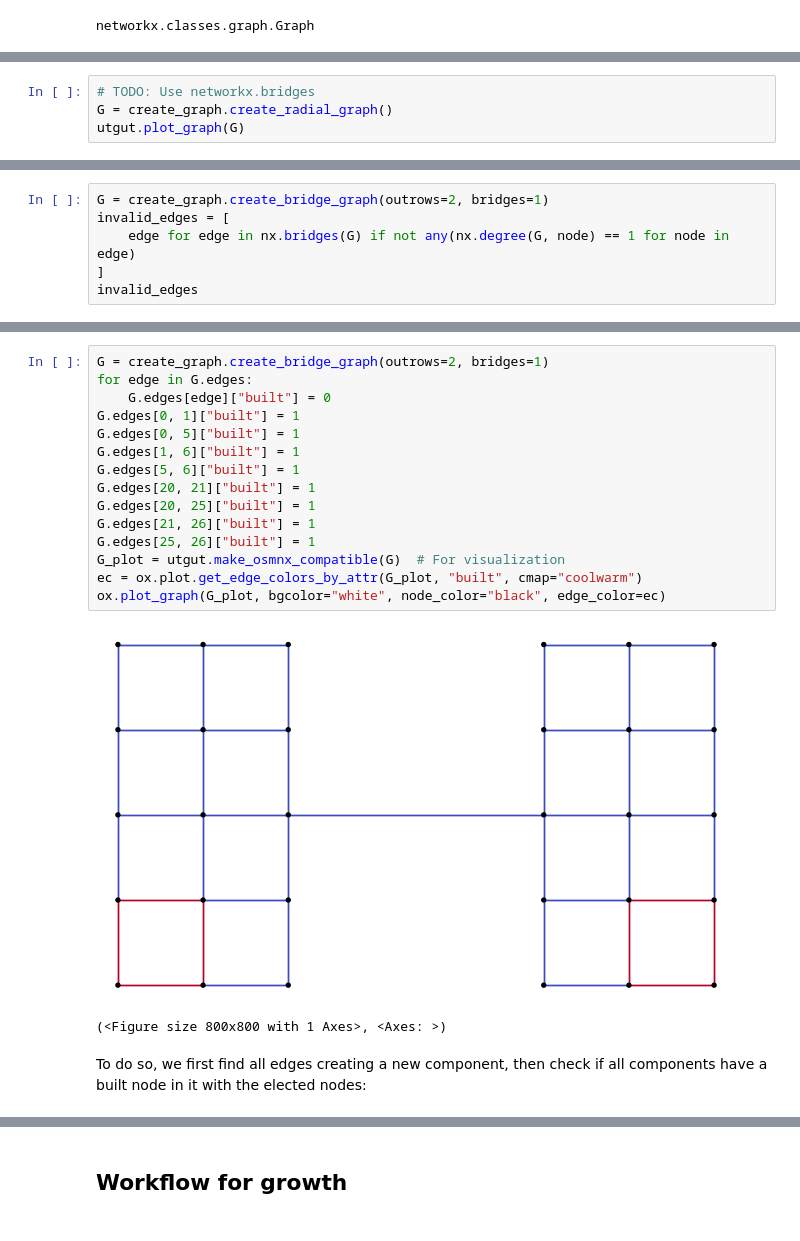
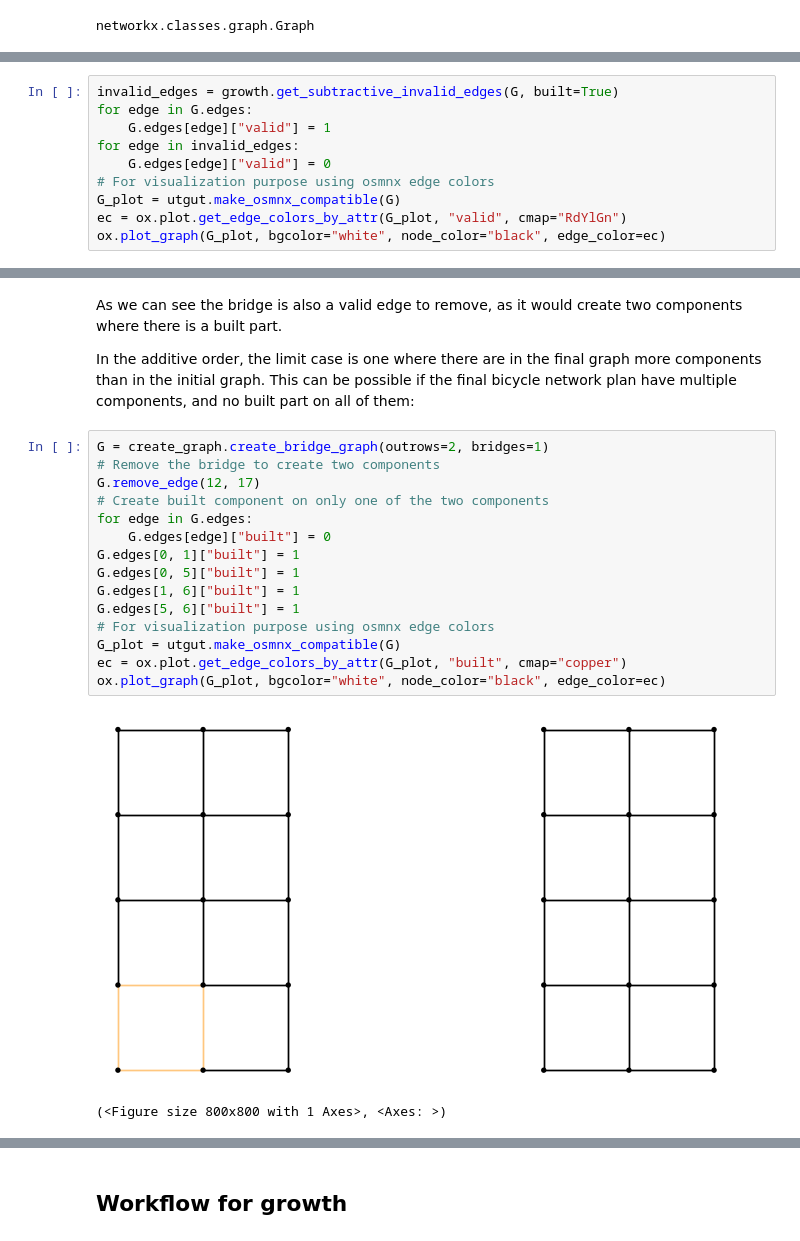
Before and after one commit to csebastiao/orderbike, a Jupyter notebook: notebooks/makeover.ipynb, the cells around one changed output, grey strips where cells are left out. Cells and saved outputs as stored; diff of their text form.

```diff
--- a/notebooks/makeover.ipynb
+++ b/notebooks/makeover.ipynb
@@ -317,4 +198,0 @@ If we create a new component by the removal of an edge, it means that the edge i
-# %%
-# TODO: Use networkx.bridges
-G = create_graph.create_radial_graph()
-utgut.plot_graph(G)
@@ -332,6 +198,0 @@ In the example of the bridge graph, we have a bridge that will disconnect the gr
-# %%
-G = create_graph.create_bridge_graph(outrows=2, bridges=1)
-invalid_edges = [
-    edge for edge in nx.bridges(G) if not any(nx.degree(G, node) == 1 for node in edge)
-]
-invalid_edges
@@ -341,0 +199,10 @@ The hard part is more than we then need to ensure to keep acceptable bridges, be
+# %%
+invalid_edges = growth.get_subtractive_invalid_edges(G, built=True)
+for edge in G.edges:
+    G.edges[edge]["valid"] = 1
+for edge in invalid_edges:
+    G.edges[edge]["valid"] = 0
+# For visualization purpose using osmnx edge colors
+G_plot = utgut.make_osmnx_compatible(G)
+ec = ox.plot.get_edge_colors_by_attr(G_plot, "valid", cmap="RdYlGn")
+ox.plot_graph(G_plot, bgcolor="white", node_color="black", edge_color=ec)
@@ -342,20 +212,22 @@ The hard part is more than we then need to ensure to keep acceptable bridges, be
+# %% [markdown]
+As we can see the bridge is also a valid edge to remove, as it would create two components where there is a built part.
+
+In the additive order, the limit case is one where there are in the final graph more components than in the initial graph. This can be possible if the final bicycle network plan have multiple components, and no built part on all of them:
 # %%
 G = create_graph.create_bridge_graph(outrows=2, bridges=1)
+# Remove the bridge to create two components
+G.remove_edge(12, 17)
+# Create built component on only one of the two components
 for edge in G.edges:
     G.edges[edge]["built"] = 0
 G.edges[0, 1]["built"] = 1
 G.edges[0, 5]["built"] = 1
 G.edges[1, 6]["built"] = 1
 G.edges[5, 6]["built"] = 1
-G.edges[20, 21]["built"] = 1
-G.edges[20, 25]["built"] = 1
-G.edges[21, 26]["built"] = 1
-G.edges[25, 26]["built"] = 1
-G_plot = utgut.make_osmnx_compatible(G)  # For visualization
-ec = ox.plot.get_edge_colors_by_attr(G_plot, "built", cmap="coolwarm")
+# For visualization purpose using osmnx edge colors
+G_plot = utgut.make_osmnx_compatible(G)
+ec = ox.plot.get_edge_colors_by_attr(G_plot, "built", cmap="copper")
 ox.plot_graph(G_plot, bgcolor="white", node_color="black", edge_color=ec)
 # %% [output]
-[figure, old version]
+[figure, new version]
 (<Figure size 800x800 with 1 Axes>, <Axes: >)
-# %% [markdown]
-To do so, we first find all edges creating a new component, then check if all components have a built node in it with the elected nodes:
```
Also changed, not shown: parts of 50 cells of this notebook, 4 other files.
